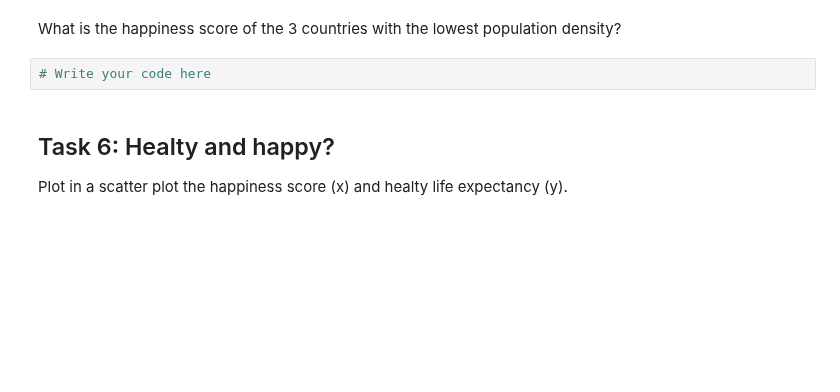
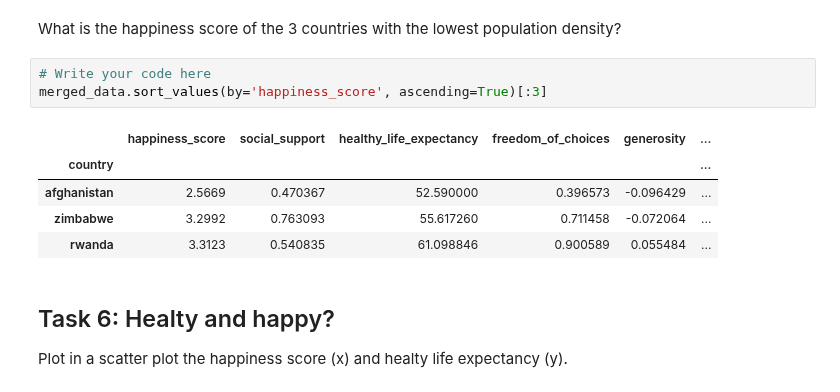
Before and after one commit to haaissa/ada-2026, a Jupyter notebook: Exercises/01 - Handling data/Happiness.ipynb, the cells around one changed output. Drawn from its saved outputs; the diff is of its cells as text; blank space fills up the shorter version.

```diff
--- a/Exercises/01 - Handling data/Happiness.ipynb
+++ b/Exercises/01 - Handling data/Happiness.ipynb
@@ -108,6 +194,13 @@ Add to the dataframe a new field called *population_density* computed by dividin
 What is the happiness score of the 3 countries with the lowest population density?
 # %%
 # Write your code here
+merged_data.sort_values(by='happiness_score', ascending=True)[:3]
+# %% [output]
+|  | happiness_score | social_support | healthy_life_expectancy | freedom_of_choices | generosity | ... |
+| country |  |  |  |  |  | ... |
+| afghanistan | 2.5669 | 0.470367 | 52.590000 | 0.396573 | -0.096429 | ... |
+| zimbabwe | 3.2992 | 0.763093 | 55.617260 | 0.711458 | -0.072064 | ... |
+| rwanda | 3.3123 | 0.540835 | 61.098846 | 0.900589 | 0.055484 | ... |
 # %% [markdown]
 ## Task 6: Healty and happy?
 
```
Also changed, not shown: parts of 19 cells of this notebook, 3 other files.
